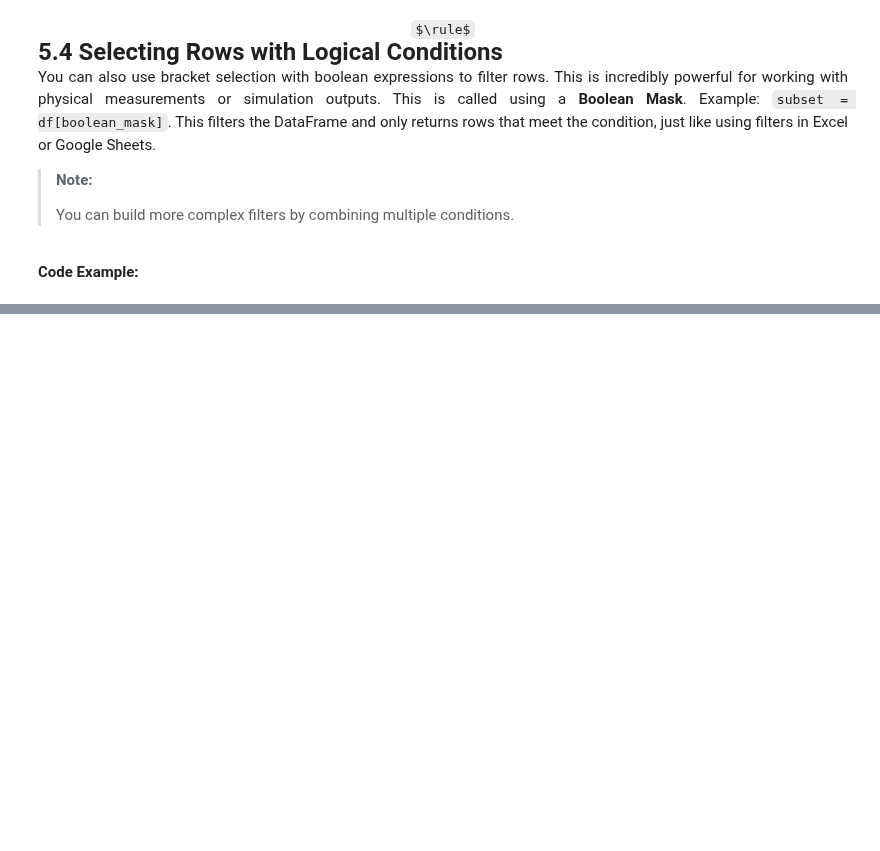
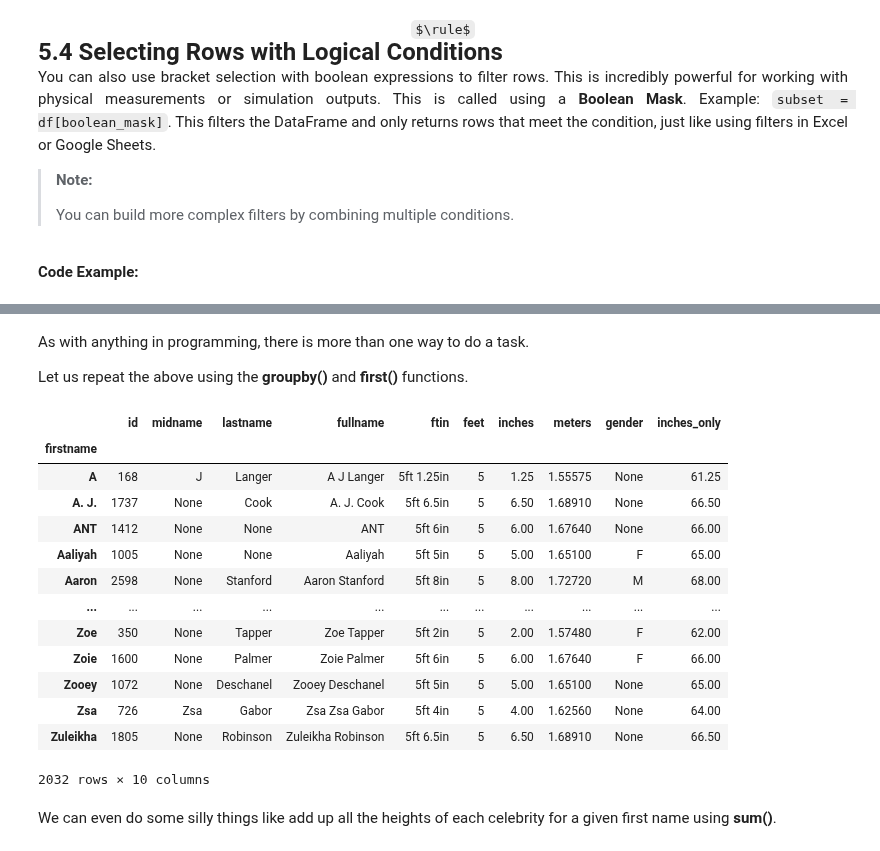
Before and after one commit to dr-bankert-augustana/PHYS_200, a Jupyter notebook: Lessons/Module_1/PHYS_200_Lesson_1_4.ipynb, the cells around one changed output, grey strips where cells are left out. Saved outputs shown, nothing was run; the diff lists cells and outputs as text; code cells hidden in the pictures; some formulas as TeX source; blank space fills up the shorter version.

```diff
--- a/Lessons/Module_1/PHYS_200_Lesson_1_4.ipynb
+++ b/Lessons/Module_1/PHYS_200_Lesson_1_4.ipynb
@@ -609,0 +1035,23 @@ Medium Tall People:
+# %% [markdown]
+As with anything in programming, there is more than one way to do a task.
+
+Let us repeat the above using the <b>groupby()</b> and <b>first()</b> functions.
+# %%
+celebrity_height_df.sort_values("inches_only").groupby("firstname").first()
+# %% [output]
+|  | id | midname | lastname | fullname | ftin | feet | inches | meters | gender | inches_only |
+| firstname |  |  |  |  |  |  |  |  |  |  |
+| A | 168 | J | Langer | A J Langer | 5ft 1.25in | 5 | 1.25 | 1.55575 | None | 61.25 |
+| A. J. | 1737 | None | Cook | A. J. Cook | 5ft 6.5in | 5 | 6.50 | 1.68910 | None | 66.50 |
+| ANT | 1412 | None | None | ANT | 5ft 6in | 5 | 6.00 | 1.67640 | None | 66.00 |
+| Aaliyah | 1005 | None | None | Aaliyah | 5ft 5in | 5 | 5.00 | 1.65100 | F | 65.00 |
+| Aaron | 2598 | None | Stanford | Aaron Stanford | 5ft 8in | 5 | 8.00 | 1.72720 | M | 68.00 |
+| ... | ... | ... | ... | ... | ... | ... | ... | ... | ... | ... |
+| Zoe | 350 | None | Tapper | Zoe Tapper | 5ft 2in | 5 | 2.00 | 1.57480 | F | 62.00 |
+| Zoie | 1600 | None | Palmer | Zoie Palmer | 5ft 6in | 5 | 6.00 | 1.67640 | F | 66.00 |
+| Zooey | 1072 | None | Deschanel | Zooey Deschanel | 5ft 5in | 5 | 5.00 | 1.65100 | None | 65.00 |
+| Zsa | 726 | Zsa | Gabor | Zsa Zsa Gabor | 5ft 4in | 5 | 4.00 | 1.62560 | None | 64.00 |
+| Zuleikha | 1805 | None | Robinson | Zuleikha Robinson | 5ft 6.5in | 5 | 6.50 | 1.68910 | None | 66.50 |
+2032 rows × 10 columns
+# %% [markdown]
+We can even do some silly things like add up all the heights of each celebrity for a given first name using <b>sum()</b>.
```
Also changed, not shown: parts of 45 cells of this notebook.
